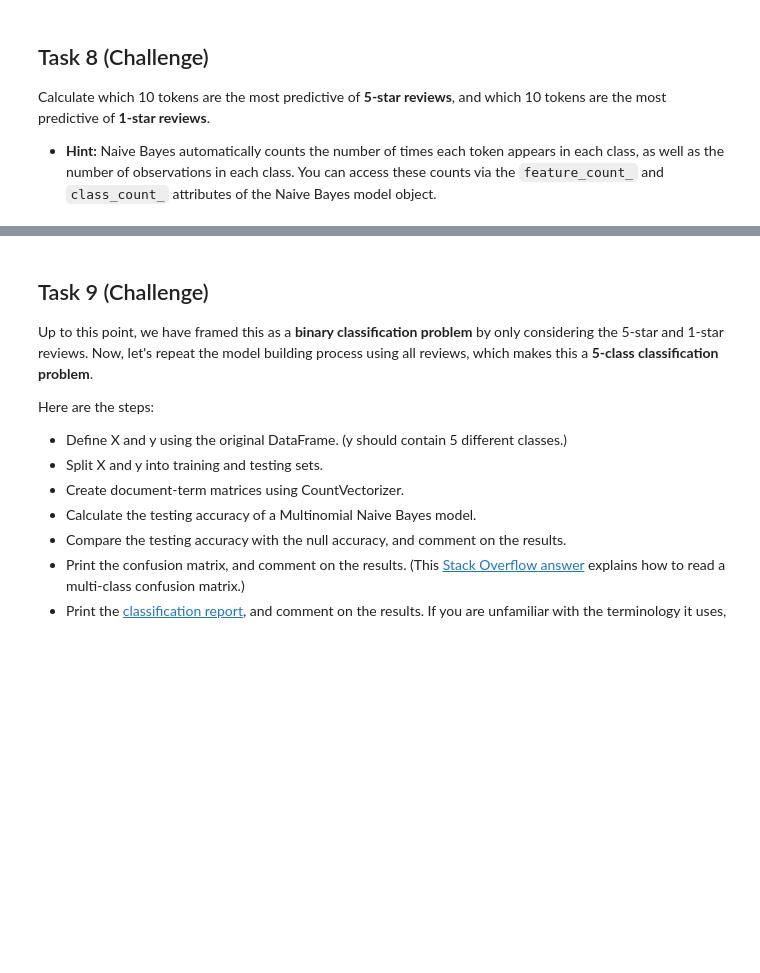
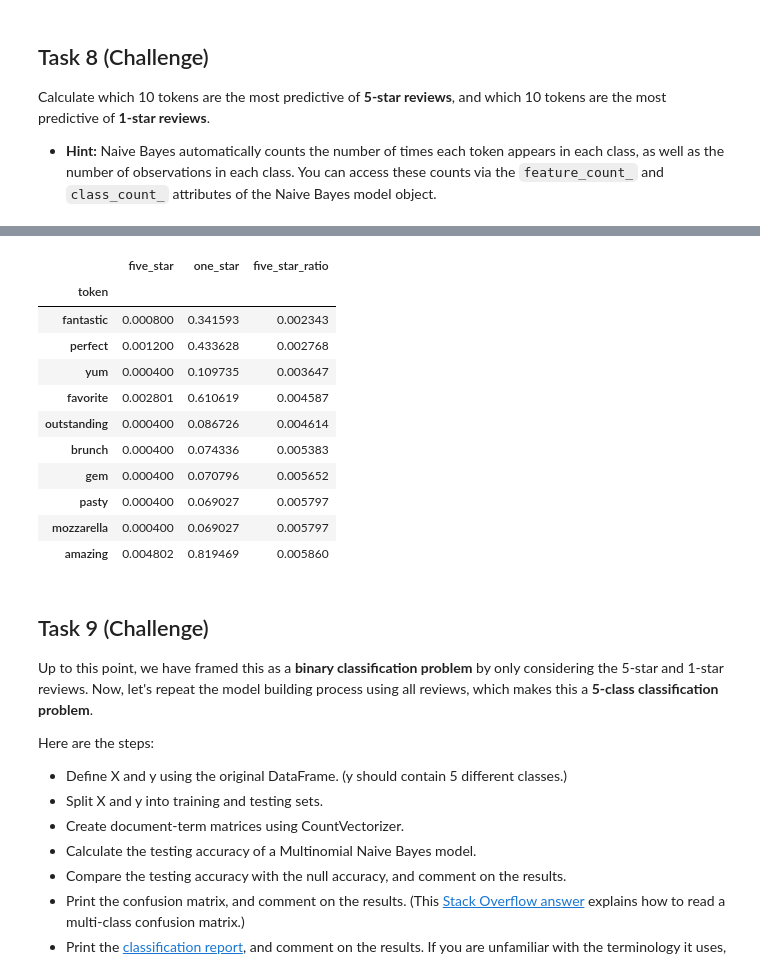
Before and after one commit to arunprasadlv/MLText, a Jupyter notebook: notebooks/01_yelp_homework.ipynb, the cells around one changed output, grey strips where cells are left out. Saved outputs shown, nothing was run; the diff lists cells and outputs as text; code cells hidden in the pictures; blank space fills up the shorter version.

```diff
--- a/notebooks/01_yelp_homework.ipynb
+++ b/notebooks/01_yelp_homework.ipynb
@@ -219,3 +336,19 @@ Calculate which 10 tokens are the most predictive of **5-star reviews**, and whi
+# %%
+#tokens predicting  1-star more than 5 star
+tokens.sort_values('five_star_ratio', ascending=True).head(10)
+# %% [output]
+|  | five_star | one_star | five_star_ratio |
+| token |  |  |  |
+| fantastic | 0.000800 | 0.341593 | 0.002343 |
+| perfect | 0.001200 | 0.433628 | 0.002768 |
+| yum | 0.000400 | 0.109735 | 0.003647 |
+| favorite | 0.002801 | 0.610619 | 0.004587 |
+| outstanding | 0.000400 | 0.086726 | 0.004614 |
+| brunch | 0.000400 | 0.074336 | 0.005383 |
+| gem | 0.000400 | 0.070796 | 0.005652 |
+| pasty | 0.000400 | 0.069027 | 0.005797 |
+| mozzarella | 0.000400 | 0.069027 | 0.005797 |
+| amazing | 0.004802 | 0.819469 | 0.005860 |
 # %% [markdown]
 ## Task 9 (Challenge)
 
```
Also changed, not shown: parts of 40 cells of this notebook, 5 other files.
